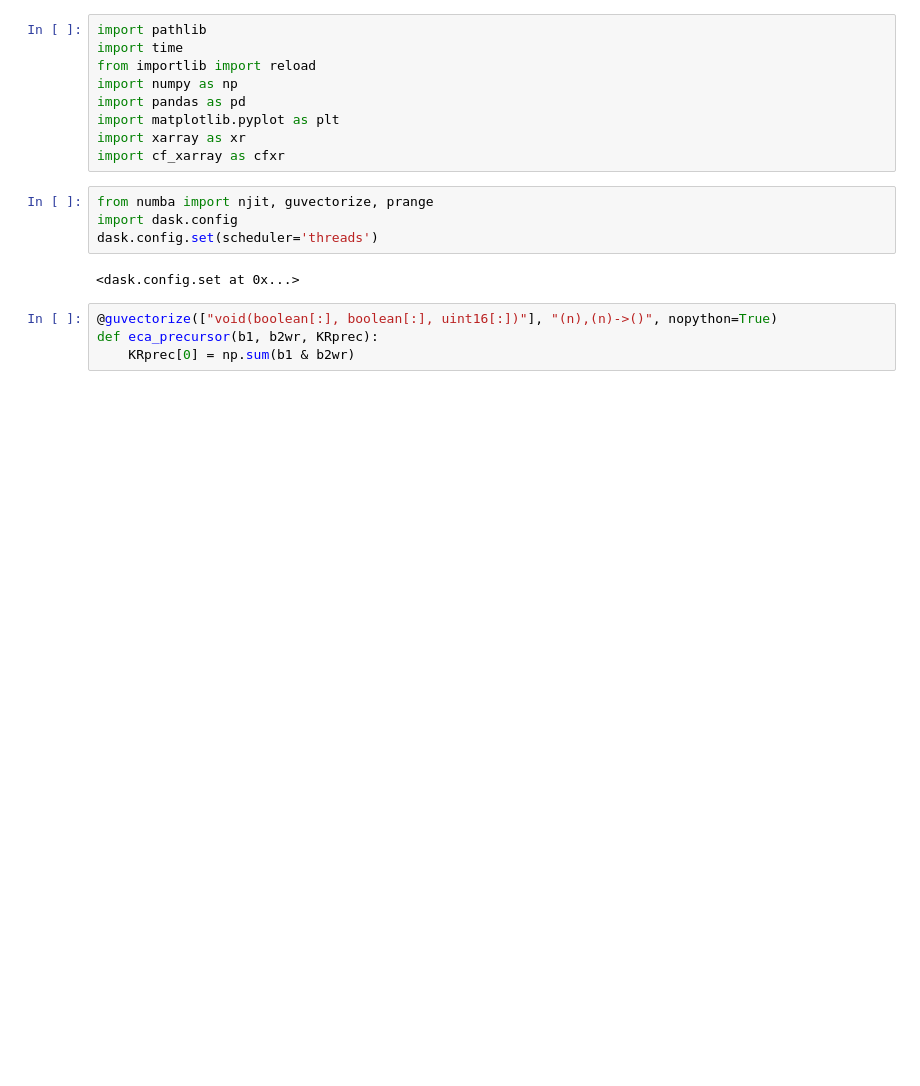
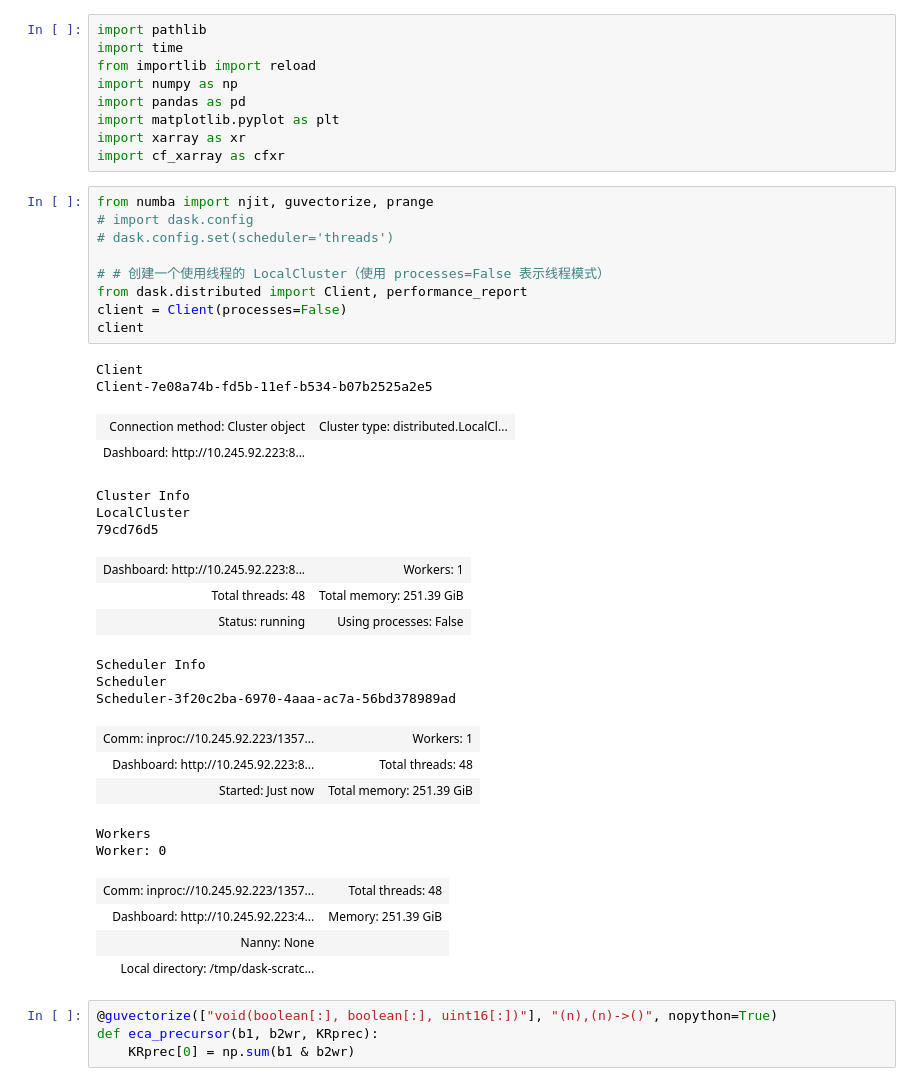
Before and after one commit to Hem-W/dominosee-dev, a Jupyter notebook: notebooks/test_eca_speed.ipynb, the cells around one changed output. Saved outputs shown, nothing was run; the diff lists cells and outputs as text; blank space fills up the shorter version.

```diff
--- a/notebooks/test_eca_speed.ipynb
+++ b/notebooks/test_eca_speed.ipynb
@@ -9,10 +9,36 @@ import xarray as xr
 import cf_xarray as cfxr
 # %%
 from numba import njit, guvectorize, prange
-import dask.config
-dask.config.set(scheduler='threads')
+# import dask.config
+# dask.config.set(scheduler='threads')
+
+# # 创建一个使用线程的 LocalCluster（使用 processes=False 表示线程模式）
+from dask.distributed import Client, performance_report
+client = Client(processes=False)
+client
 # %% [output]
-<dask.config.set at 0x...>
+Client
+Client-7e08a74b-fd5b-11ef-b534-b07b2525a2e5
+| Connection method: Cluster object | Cluster type: distributed.LocalCl... |
+| Dashboard: http://10.245.92.223:8... |  |
+Cluster Info
+LocalCluster
+79cd76d5
+| Dashboard: http://10.245.92.223:8... | Workers: 1 |
+| Total threads: 48 | Total memory: 251.39 GiB |
+| Status: running | Using processes: False |
+Scheduler Info
+Scheduler
+Scheduler-3f20c2ba-6970-4aaa-ac7a-56bd378989ad
+| Comm: inproc://10.245.92.223/1357... | Workers: 1 |
+| Dashboard: http://10.245.92.223:8... | Total threads: 48 |
+| Started: Just now | Total memory: 251.39 GiB |
+Workers
+Worker: 0
+| Comm: inproc://10.245.92.223/1357... | Total threads: 48 |
+| Dashboard: http://10.245.92.223:4... | Memory: 251.39 GiB |
+| Nanny: None |  |
+| Local directory: /tmp/dask-scratc... |  |
 # %%
 @guvectorize(["void(boolean[:], boolean[:], uint16[:])"], "(n),(n)->()", nopython=True)
 def eca_precursor(b1, b2wr, KRprec):
```
Also changed, not shown: parts of 26 cells of this notebook, 4 other files.
